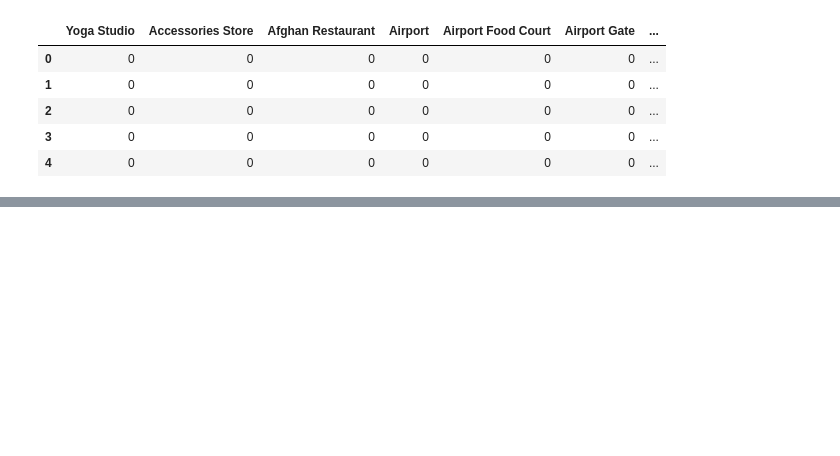
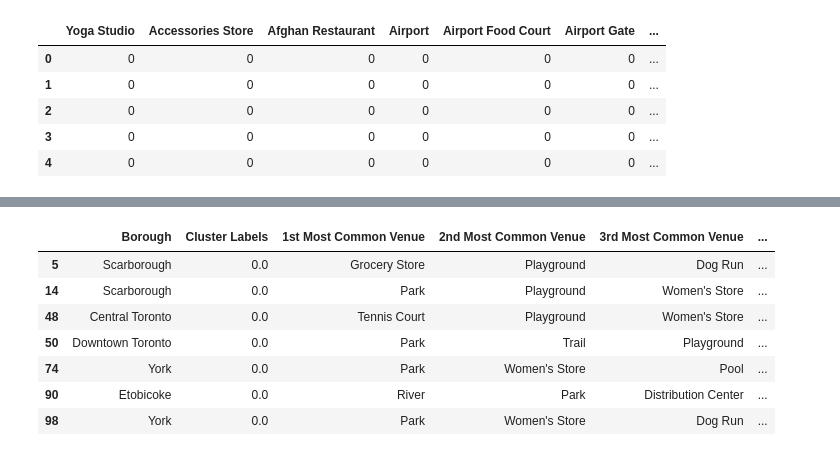
Before and after one commit to avleenmehal/Coursera_Capstone, a Jupyter notebook: Neighborhoods in Toronto part3.ipynb, the cells around one changed output, grey strips where cells are left out. Cells and saved outputs as stored; diff of their text form; code cells hidden in the pictures; blank space fills up the shorter version.

```diff
--- a/Neighborhoods in Toronto part3.ipynb
+++ b/Neighborhoods in Toronto part3.ipynb
@@ -253,0 +404,11 @@ toronto_onehot.head()
+# %%
+toronto_merged.loc[toronto_merged['Cluster Labels'] == 0, toronto_merged.columns[[1] + list(range(5, toronto_merged.shape[1]))]]
+# %% [output]
+|  | Borough | Cluster Labels | 1st Most Common Venue | 2nd Most Common Venue | 3rd Most Common Venue | ... |
+| 5 | Scarborough | 0.0 | Grocery Store | Playground | Dog Run | ... |
+| 14 | Scarborough | 0.0 | Park | Playground | Women's Store | ... |
+| 48 | Central Toronto | 0.0 | Tennis Court | Playground | Women's Store | ... |
+| 50 | Downtown Toronto | 0.0 | Park | Trail | Playground | ... |
+| 74 | York | 0.0 | Park | Women's Store | Pool | ... |
+| 90 | Etobicoke | 0.0 | River | Park | Distribution Center | ... |
+| 98 | York | 0.0 | Park | Women's Store | Dog Run | ... |
```
Also changed, not shown: parts of 21 cells of this notebook.
